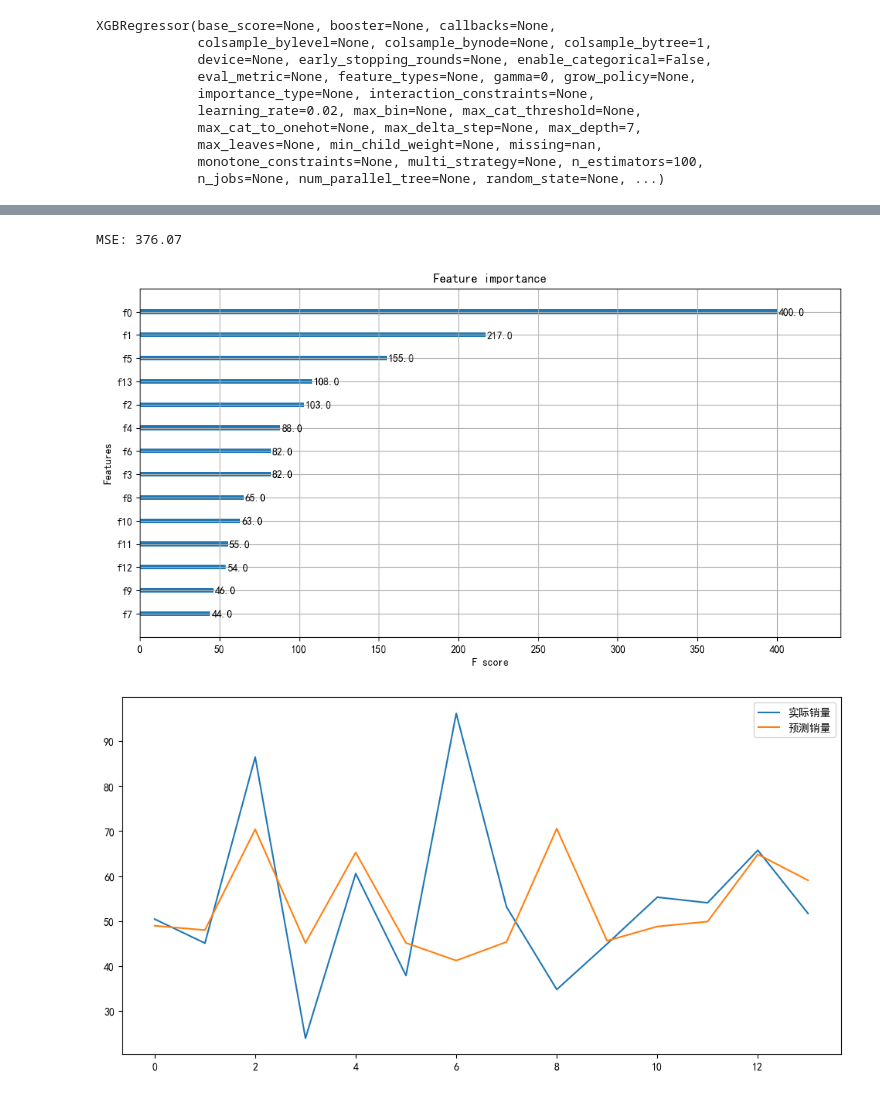
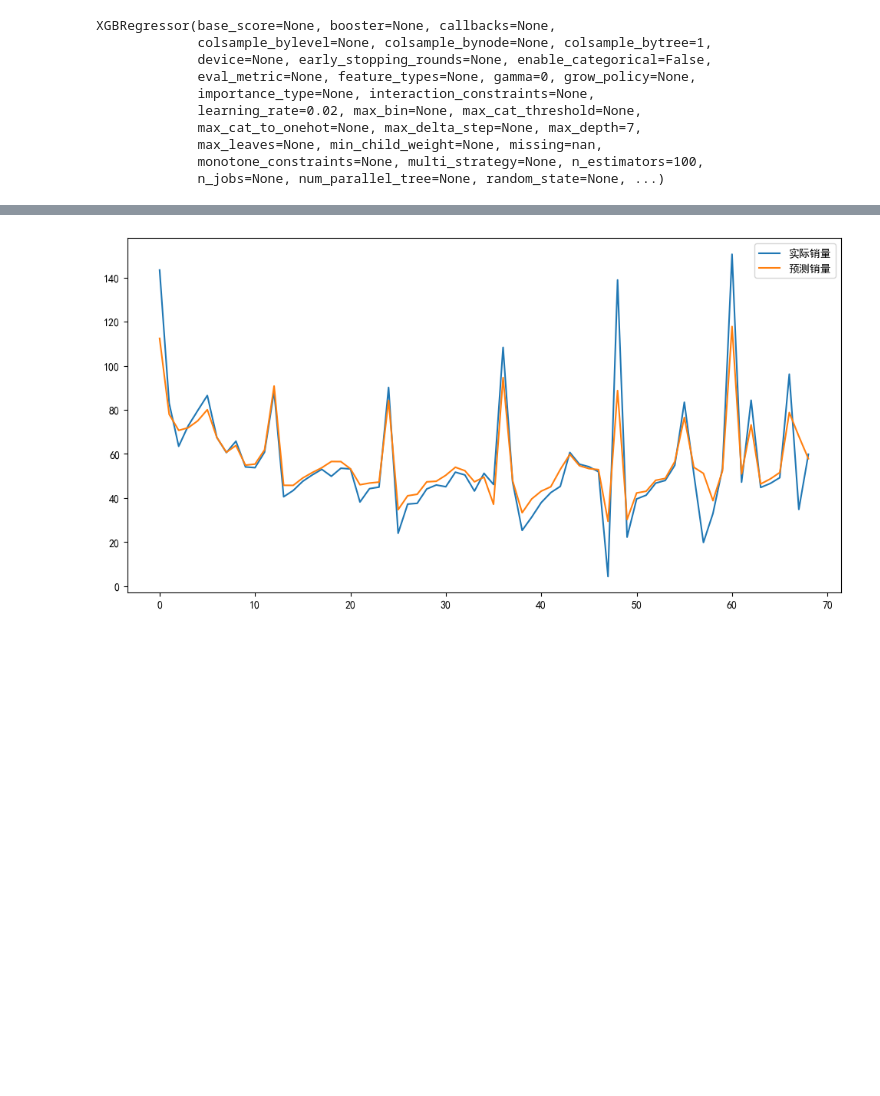
Before and after one commit to hh66911/2024-dingding-A, a Jupyter notebook: xgboost.ipynb, the cells around one changed output, grey strips where cells are left out. Drawn from its saved outputs; the diff is of its cells as text; code cells hidden in the pictures; blank space fills up the shorter version.

```diff
--- a/xgboost.ipynb
+++ b/xgboost.ipynb
@@ -12,3 +12,4 @@ plt.rcParams['font.sans-serif'] = ['SimHei']
 plt.rcParams['axes.unicode_minus'] = False  # 解决负号显示问题
 # %%
 series, scaler = model_predict.read_data_series(scale=True)
+features, targets = model_predict.gen_xgboost_data(series)
@@ -76,23 +48,16 @@ XGBRegressor(base_score=None, booster=None, callbacks=None,
 # %%
 # 预测和评估
-y_pred = model.predict(X_test)
+y_pred = model.predict(features)
 y_pred_inv = scaler.inverse_transform(y_pred.reshape(-1, 1)).reshape(-1)
 y_test_inv = scaler.inverse_transform(y_test.reshape(-1, 1)).reshape(-1)
-mse = mean_squared_error(y_pred_inv, y_test_inv)
-print("MSE: %.2f" % mse)
-
-# 绘制特征重要性
-plt.figure(figsize=(12, 6))
-xgb.plot_importance(model, ax=plt.gca())
-plt.show()
+y_train_inv = scaler.inverse_transform(y_train.reshape(-1, 1)).reshape(-1)
+targets_inv = scaler.inverse_transform(targets.reshape(-1, 1)).reshape(-1)
 
 # 绘制预测结果
 plt.figure(figsize=(12, 6))
-plt.plot(y_test_inv, label='实际销量')
+plt.plot(targets_inv, label='实际销量')
 plt.plot(y_pred_inv, label='预测销量')
 plt.legend()
 plt.show()
 # %% [output]
-MSE: 376.07
-[figure, old version]
+[figure, new version]
-[figure, removed]
```
Also changed, not shown: parts of 3 cells of this notebook, 3 other files.
